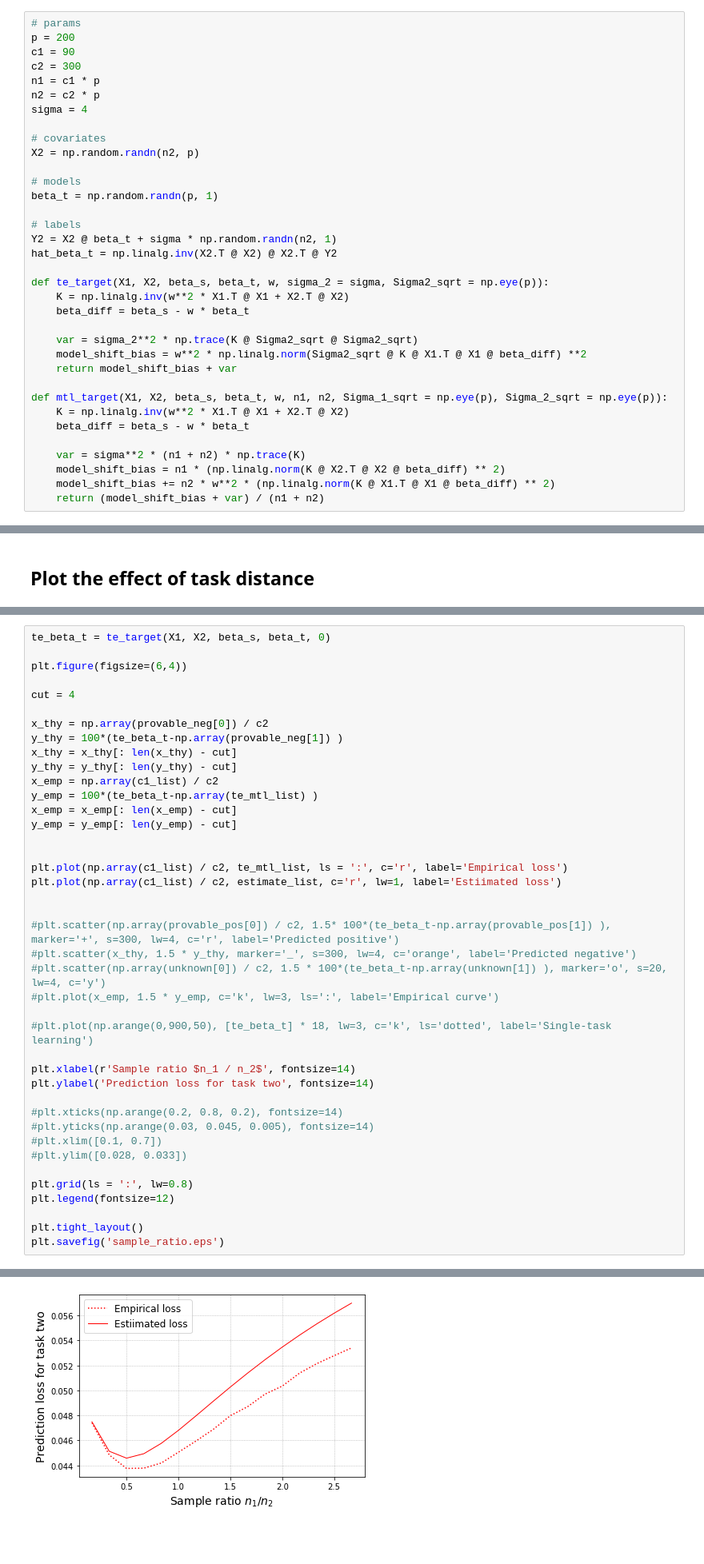
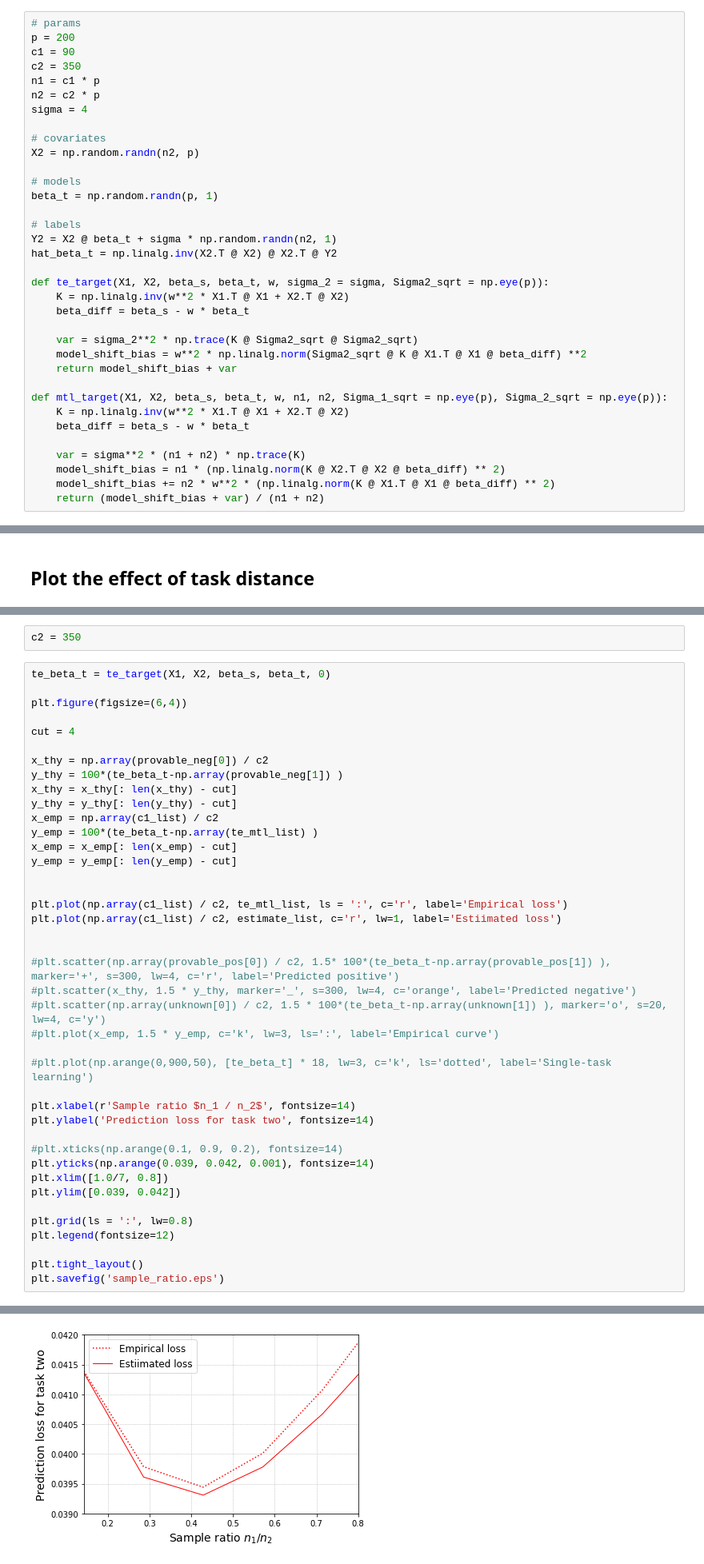
Before and after one commit to VirtuosoResearch/Transfer_learning_random_matrix_simulations, a Jupyter notebook: notebooks/fig_1b.ipynb, the cells around one changed output, grey strips where cells are left out. Shown at 80% size. Saved outputs shown, nothing was run; the diff lists cells and outputs as text; blank space fills up the shorter version.

```diff
--- a/notebooks/fig_1b.ipynb
+++ b/notebooks/fig_1b.ipynb
@@ -15,7 +15,7 @@ np.random.seed(0)
 # params
 p = 200
 c1 = 90
-c2 = 300
+c2 = 350
 n1 = c1 * p
 n2 = c2 * p
 sigma = 4
@@ -203,3 +203,5 @@ print(np.array(te_mtl_list) - np.array(estimate_list))
+# %%
+c2 = 350
 # %%
 te_beta_t = te_target(X1, X2, beta_s, beta_t, 0)
 
@@ -213,37 +215,37 @@ x_thy = x_thy[: len(x_thy) - cut]
 y_thy = y_thy[: len(y_thy) - cut]
 x_emp = np.array(c1_list) / c2
 y_emp = 100*(te_beta_t-np.array(te_mtl_list) )
 x_emp = x_emp[: len(x_emp) - cut]
 y_emp = y_emp[: len(y_emp) - cut]
 
 
 plt.plot(np.array(c1_list) / c2, te_mtl_list, ls = ':', c='r', label='Empirical loss')
 plt.plot(np.array(c1_list) / c2, estimate_list, c='r', lw=1, label='Estiimated loss')
 
 
 #plt.scatter(np.array(provable_pos[0]) / c2, 1.5* 100*(te_beta_t-np.array(provable_pos[1]) ), marker='+', s=300, lw=4, c='r', label='Predicted positive')
 #plt.scatter(x_thy, 1.5 * y_thy, marker='_', s=300, lw=4, c='orange', label='Predicted negative')
 #plt.scatter(np.array(unknown[0]) / c2, 1.5 * 100*(te_beta_t-np.array(unknown[1]) ), marker='o', s=20, lw=4, c='y')
 #plt.plot(x_emp, 1.5 * y_emp, c='k', lw=3, ls=':', label='Empirical curve')
 
 #plt.plot(np.arange(0,900,50), [te_beta_t] * 18, lw=3, c='k', ls='dotted', label='Single-task learning')
 
 plt.xlabel(r'Sample ratio $n_1 / n_2$', fontsize=14)
 plt.ylabel('Prediction loss for task two', fontsize=14)
 
-#plt.xticks(np.arange(0.2, 0.8, 0.2), fontsize=14)
-#plt.yticks(np.arange(0.03, 0.045, 0.005), fontsize=14)
-#plt.xlim([0.1, 0.7])
-#plt.ylim([0.028, 0.033])
+#plt.xticks(np.arange(0.1, 0.9, 0.2), fontsize=14)
+plt.yticks(np.arange(0.039, 0.042, 0.001), fontsize=14)
+plt.xlim([1.0/7, 0.8])
+plt.ylim([0.039, 0.042])
 
 plt.grid(ls = ':', lw=0.8)
 plt.legend(fontsize=12)
 
 plt.tight_layout()
 plt.savefig('sample_ratio.eps')
 # %% [output]
 The PostScript backend does not support transparency; partially transparent artists will be rendered opaque.
 The PostScript backend does not support transparency; partially transparent artists will be rendered opaque.
-[figure, old version]
+[figure, new version]
 # %% [markdown]
 ## Plot the effect of source task data size
```
Also changed, not shown: parts of 6 cells of this notebook, 1 other file.
